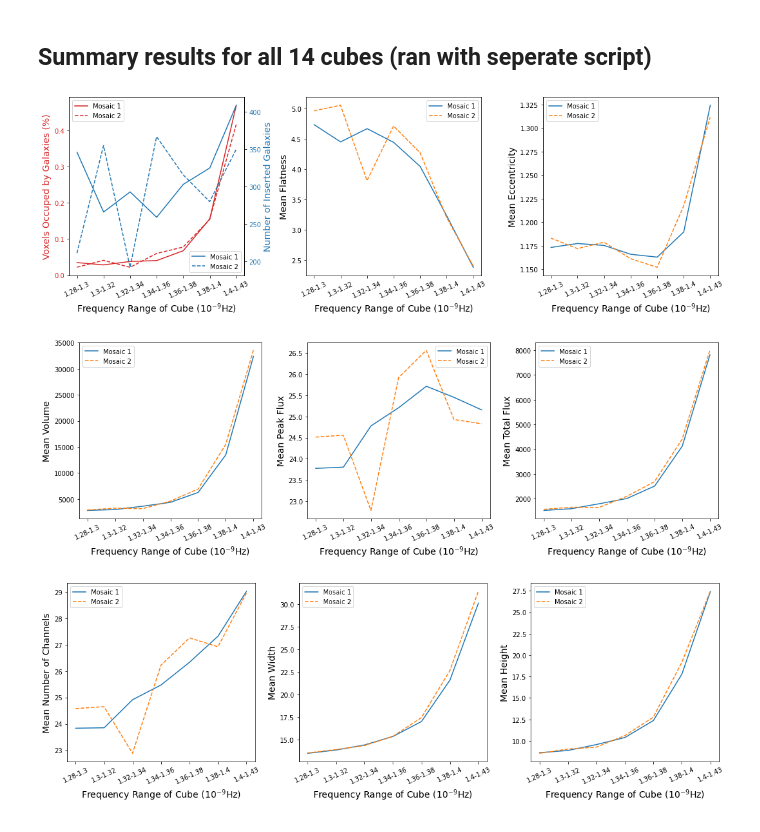
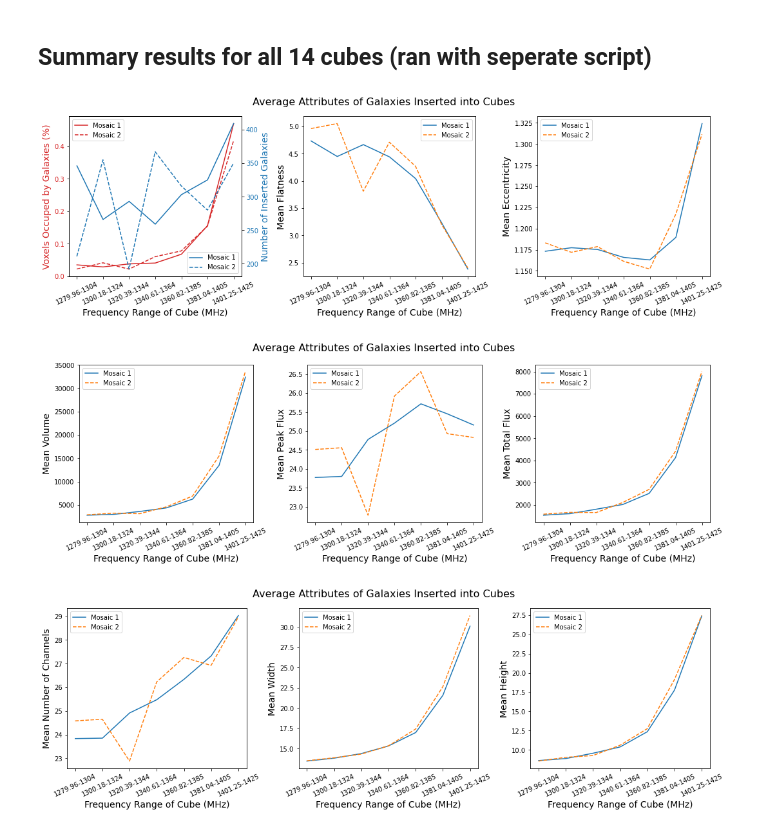
Before and after one commit to Jbarkai/HISourceFinder, a Jupyter notebook: notebooks/Exploratory Analysis.ipynb, the cells around one changed output. Saved outputs shown, nothing was run; the diff lists cells and outputs as text; code cells hidden in the pictures.

```diff
--- a/notebooks/Exploratory Analysis.ipynb
+++ b/notebooks/Exploratory Analysis.ipynb
@@ -288,7 +288,7 @@ mask_1245_idx = [idx for idx, element in enumerate(eccentricity) if "mask_1245"
 
 df_1353 = pd.DataFrame(freq_axis_1353, columns=[["freq_1", "freq_2"]])
 df_1353.columns = df_1353.columns.map(''.join)
-df_1353['freq_labels'] = np.round(df_1353['freq_1']*1e-9, 2).astype(str) + "-" + np.round(df_1353['freq_2']*1e-9, 2).astype(str)
+df_1353['freq_labels'] = np.round(df_1353['freq_1']*1e-6, 2).astype(str) + "-" + np.round(df_1353['freq_2']*1e-6).astype(int).astype(str)
 df_1353["mean_eccentricity"] = [np.mean(i[1:]) for i in eccentricity if "mask_1353" in i[0]]
 df_1353["mean_flatness"] = [np.mean(i[1:]) for i in flatness if "mask_1353" in i[0]]
 df_1353["mean_vol"] = [np.mean(i[1:]) for i in vol if "mask_1353" in i[0]]
@@ -303,7 +303,7 @@ df_1353 = df_1353.sort_values('freq_1')
 
 df_1245 = pd.DataFrame(freq_axis_1245, columns=[["freq_1", "freq_2"]])
 df_1245.columns = df_1245.columns.map(''.join)
-df_1245['freq_labels'] = np.round(df_1245['freq_1']*1e-9, 2).astype(str) + "-" + np.round(df_1245['freq_2']*1e-9, 2).astype(str)
+df_1245['freq_labels'] = np.round(df_1245['freq_1']*1e-6, 2).astype(str) + "-" + np.round(df_1245['freq_2']*1e-6).astype(int).astype(str)
 df_1245["mean_eccentricity"] = [np.mean(i[1:]) for i in eccentricity if "mask_1245" in i[0]]
 df_1245["mean_flatness"] = [np.mean(i[1:]) for i in flatness if "mask_1245" in i[0]]
 df_1245["mean_vol"] = [np.mean(i[1:]) for i in vol if "mask_1245" in i[0]]
@@ -317,9 +317,9 @@ df_1245["mean_gal_dim2"] = [np.mean([dim[2] for dim in galdim[i]]) for i in mask
 df_1245 = df_1245.sort_values('freq_1')
 # %%
 fig, (ax1, ax2, ax3) = plt.subplots(1, 3, figsize=(15,5))
-
+fig.suptitle("Average Attributes of Galaxies Inserted into Cubes", fontsize=16)
 color = 'tab:red'
-ax1.set_xlabel(r"Frequency Range of Cube ($10^{-9}$Hz)", fontsize=14)
+ax1.set_xlabel(r"Frequency Range of Cube (MHz)", fontsize=14)
 ax1.set_xticks(ticks=df_1245.freq_1)
 ax1.set_xticklabels(df_1245.freq_labels, rotation=25)
 ax1.set_ylabel("Voxels Occuped by Galaxies (%)", color=color, fontsize=14)
@@ -329,40 +329,41 @@ ax1.tick_params(axis='y', labelcolor=color)
 ax1.legend()
 ax4 = ax1.twinx()
 
 color = 'tab:blue'
 ax4.set_ylabel('Number of Inserted Galaxies', color=color, fontsize=14)
 ax4.plot(df_1245.freq_1, df_1245.num_gal, color=color, label="Mosaic 1")
 ax4.plot(df_1353.freq_1, df_1353.num_gal, color=color, label="Mosaic 2", linestyle="--")
 ax4.tick_params(axis='y', labelcolor=color)
 ax4.legend(loc="lower right")
 
-ax2.set_xlabel(r"Frequency Range of Cube ($10^{-9}$Hz)", fontsize=14)
+ax2.set_xlabel(r"Frequency Range of Cube (MHz)", fontsize=14)
 ax2.set_xticks(ticks=df_1245.freq_1)
 ax2.set_xticklabels(df_1245.freq_labels, rotation=25)
 ax2.set_ylabel("Mean Flatness", fontsize=14)
 ax2.plot(df_1245.freq_1, df_1245.mean_flatness, label="Mosaic 1")
 ax2.plot(df_1353.freq_1, df_1353.mean_flatness, label="Mosaic 2", linestyle="--")
 ax2.tick_params(axis='y')
 ax2.legend()
 
-ax3.set_xlabel(r"Frequency Range of Cube ($10^{-9}$Hz)", fontsize=14)
+ax3.set_xlabel(r"Frequency Range of Cube (MHz)", fontsize=14)
 ax3.set_xticks(ticks=df_1245.freq_1)
 ax3.set_xticklabels(df_1245.freq_labels, rotation=25)
 ax3.set_ylabel("Mean Eccentricity", fontsize=14)
 ax3.plot(df_1245.freq_1, df_1245.mean_eccentricity, label="Mosaic 1")
 ax3.plot(df_1353.freq_1, df_1353.mean_eccentricity, label="Mosaic 2", linestyle="--")
 ax3.tick_params(axis='y')
 ax3.legend()
 
 
 fig.tight_layout()
 plt.show()
 # %% [output]
-[figure, old version]
+[figure, new version]
 # %%
 fig, (ax1, ax2, ax3) = plt.subplots(1, 3, figsize=(15,5))
 
-ax1.set_xlabel(r"Frequency Range of Cube ($10^{-9}$Hz)", fontsize=14)
+fig.suptitle("Average Attributes of Galaxies Inserted into Cubes", fontsize=16)
+ax1.set_xlabel(r"Frequency Range of Cube (MHz)", fontsize=14)
 ax1.set_xticks(ticks=df_1245.freq_1)
 ax1.set_xticklabels(df_1245.freq_labels, rotation=25)
 ax1.set_ylabel("Mean Volume", fontsize=14)
@@ -371,7 +372,7 @@ ax1.plot(df_1353.freq_1, df_1353.mean_vol, label="Mosaic 2", linestyle="--")
 ax1.tick_params(axis='y')
 ax1.legend()
 
-ax2.set_xlabel(r"Frequency Range of Cube ($10^{-9}$Hz)", fontsize=14)
+ax2.set_xlabel(r"Frequency Range of Cube (MHz)", fontsize=14)
 ax2.set_xticks(ticks=df_1245.freq_1)
 ax2.set_xticklabels(df_1245.freq_labels, rotation=25)
 ax2.set_ylabel("Mean Peak Flux", fontsize=14)
@@ -380,7 +381,7 @@ ax2.plot(df_1353.freq_1, df_1353.mean_peak_flux, label="Mosaic 2", linestyle="--
 ax2.tick_params(axis='y')
 ax2.legend()
 
-ax3.set_xlabel(r"Frequency Range of Cube ($10^{-9}$Hz)", fontsize=14)
+ax3.set_xlabel(r"Frequency Range of Cube (MHz)", fontsize=14)
 ax3.set_xticks(ticks=df_1245.freq_1)
 ax3.set_xticklabels(df_1245.freq_labels, rotation=25)
 ax3.set_ylabel("Mean Total Flux", fontsize=14)
@@ -393,11 +394,12 @@ ax3.legend()
 fig.tight_layout()
 plt.show()
 # %% [output]
-[figure, old version]
+[figure, new version]
 # %%
 fig, (ax1, ax2, ax3) = plt.subplots(1, 3, figsize=(15,5))
 
-ax1.set_xlabel(r"Frequency Range of Cube ($10^{-9}$Hz)", fontsize=14)
+fig.suptitle("Average Attributes of Galaxies Inserted into Cubes", fontsize=16)
+ax1.set_xlabel(r"Frequency Range of Cube (MHz)", fontsize=14)
 ax1.set_xticks(ticks=df_1245.freq_1)
 ax1.set_xticklabels(df_1245.freq_labels, rotation=25)
 ax1.set_ylabel("Mean Number of Channels", fontsize=14)
@@ -406,7 +408,7 @@ ax1.plot(df_1353.freq_1, df_1353.mean_gal_dim0, label="Mosaic 2", linestyle="--"
 ax1.tick_params(axis='y')
 ax1.legend()
 
-ax2.set_xlabel(r"Frequency Range of Cube ($10^{-9}$Hz)", fontsize=14)
+ax2.set_xlabel(r"Frequency Range of Cube (MHz)", fontsize=14)
 ax2.set_xticks(ticks=df_1245.freq_1)
 ax2.set_xticklabels(df_1245.freq_labels, rotation=25)
 ax2.set_ylabel("Mean Width", fontsize=14)
@@ -415,7 +417,7 @@ ax2.plot(df_1353.freq_1, df_1353.mean_gal_dim1, label="Mosaic 2", linestyle="--"
 ax2.tick_params(axis='y')
 ax2.legend()
 
-ax3.set_xlabel(r"Frequency Range of Cube ($10^{-9}$Hz)", fontsize=14)
+ax3.set_xlabel(r"Frequency Range of Cube (MHz)", fontsize=14)
 ax3.set_xticks(ticks=df_1245.freq_1)
 ax3.set_xticklabels(df_1245.freq_labels, rotation=25)
 ax3.set_ylabel("Mean Height", fontsize=14)
@@ -428,4 +430,4 @@ ax3.legend()
 fig.tight_layout()
 plt.show()
 # %% [output]
-[figure, old version]
+[figure, new version]
```
Also changed, not shown: parts of 5 cells of this notebook, 7 other files.
